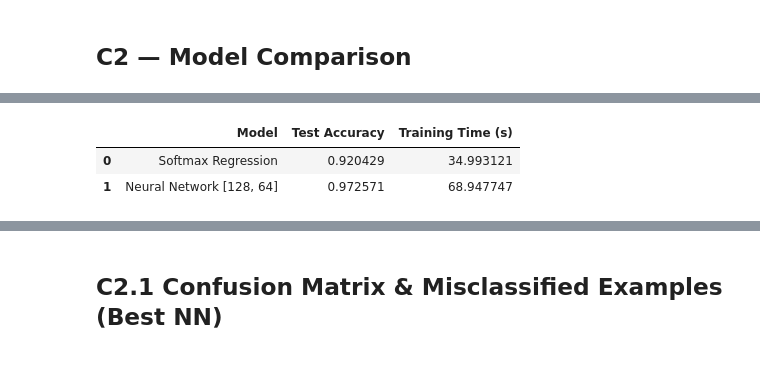
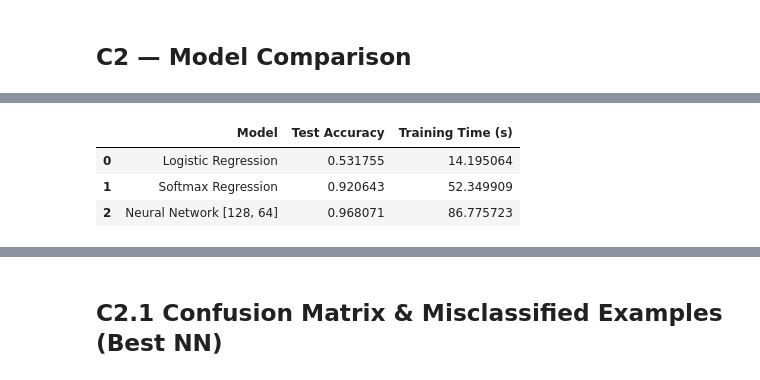
Before and after one commit to habibarezq/ML-Assignments-25, a Jupyter notebook: Assignment-2/notebooks/comprehensive_Analysis.ipynb, the cells around one changed output, grey strips where cells are left out. Saved outputs shown, nothing was run; the diff lists cells and outputs as text; code cells hidden in the pictures.

```diff
--- a/Assignment-2/notebooks/comprehensive_Analysis.ipynb
+++ b/Assignment-2/notebooks/comprehensive_Analysis.ipynb
@@ -230,6 +231,16 @@ Epoch 20/20 Train Loss: 0.0138 Train Acc: 0.9974 Val Loss: 0.1093 Val Acc: 0.968
 # %% [markdown]
 ## C2 — Model Comparison
 # %%
+# Logistic Regression (Binary)
+# ================================
+# For binary classification subset of MNIST (e.g., digits 0 and 1)
+log_model = LogisticRegression(input_dim=784, learning_rate=0.1, max_epochs=50)
+
+start_log = time.time()
+log_model.fit(train_loader_bin, val_loader_bin)
+log_time = time.time() - start_log
+
+
 # Softmax Regression (multiclass)
 soft_model = SoftmaxRegression(input_dim=784, num_classes=10, learning_rate=0.1,max_epochs=50)
 start_soft=time.time()
@@ -262,6 +273,11 @@ def evaluate_nn_on_loader(model, loader):
             total += y_batch.size(0)
     return correct/total, np.array(y_true), np.array(y_pred)
 
+# Evaluate Logistic on test
+log_test_loss, log_test_acc = log_model.evaluate_test(binary_data.X_test, binary_data.y_test)
+print('Logistic test acc:', log_test_acc)
+
+
 # Evaluate Softmax on test
 _,_,soft_test_loss, soft_test_acc = soft_model.evaluate_test(multi_data.X_test,multi_data.y_test)
 print('Softmax test acc:', soft_test_acc)
@@ -270,11 +286,14 @@ print('Softmax test acc:', soft_test_acc)
 nn_test_acc, y_true_nn, y_pred_nn = evaluate_nn_on_loader(best_model, test_loader)
 print('NN test acc:', nn_test_acc)
 
-# Logistic: if binary problem, train logistic regression
-# If you want to compare on full 10-class, logistic is not directly used (would require one-vs-rest); we keep logistic for binary experiments.
+if torch.is_tensor(log_test_acc) and log_test_acc.numel() > 1:
+    log_test_acc = (log_test_acc.mean()).item()
+elif torch.is_tensor(log_test_acc):
+    log_test_acc = log_test_acc.item()
 
 # Summary table
 comparison = pd.DataFrame([
+    {'Model': 'Logistic Regression', 'Test Accuracy': float(log_test_acc), 'Training Time (s)': log_time},
     {'Model': 'Softmax Regression', 'Test Accuracy': float(soft_test_acc), 'Training Time (s)': soft_time},
     {'Model': f'Neural Network {best_hidden}', 'Test Accuracy': float(nn_test_acc), 'Training Time (s)': nn_time}
 ])
@@ -300,3 +319,4 @@ NN test acc: 0.9725714285714285
 |  | Model | Test Accuracy | Training Time (s) |
-| 0 | Softmax Regression | 0.920429 | 34.993121 |
-| 1 | Neural Network [128, 64] | 0.972571 | 68.947747 |
+| 0 | Logistic Regression | 0.531755 | 14.195064 |
+| 1 | Softmax Regression | 0.920643 | 52.349909 |
+| 2 | Neural Network [128, 64] | 0.968071 | 86.775723 |
```
Also changed, not shown: parts of 8 cells of this notebook.
